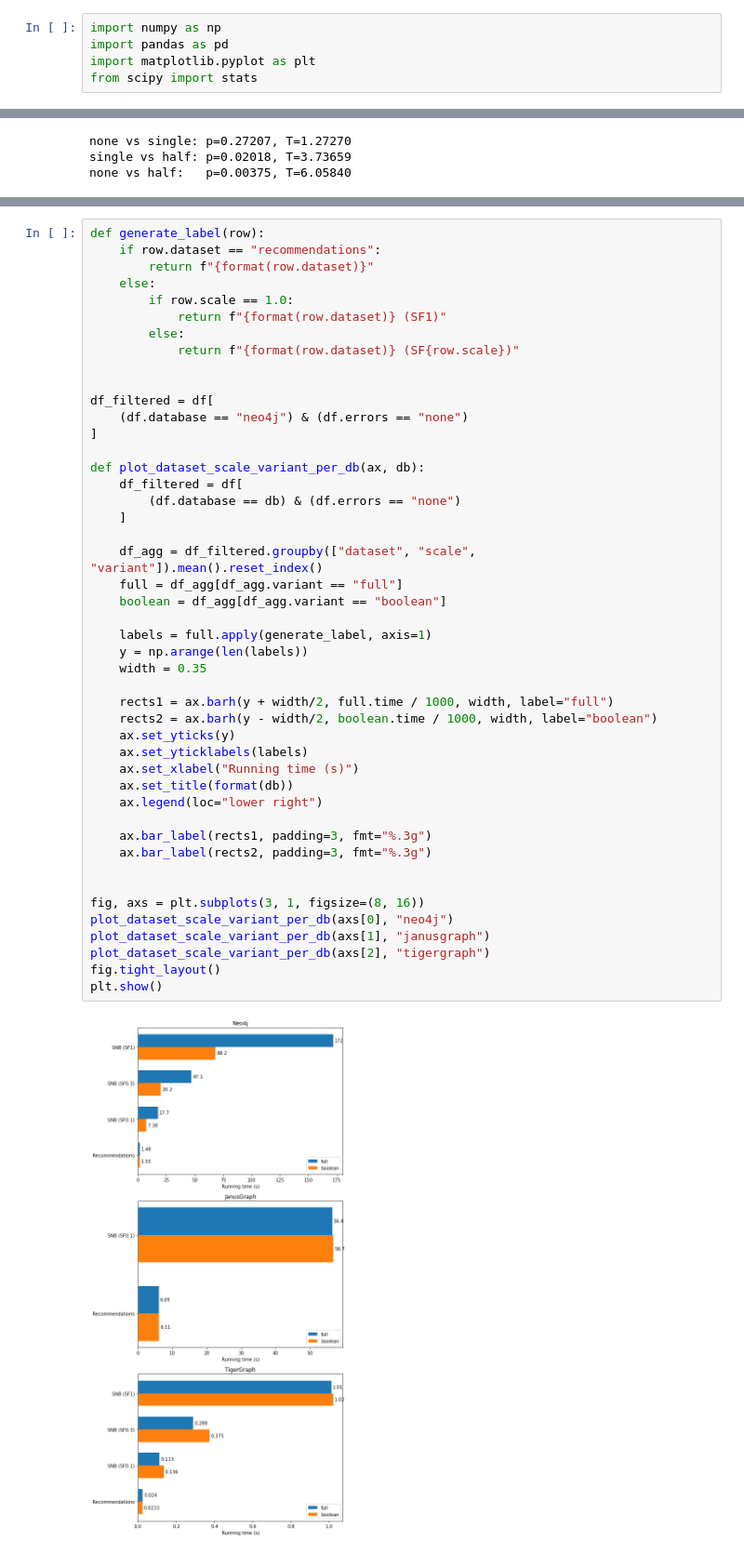
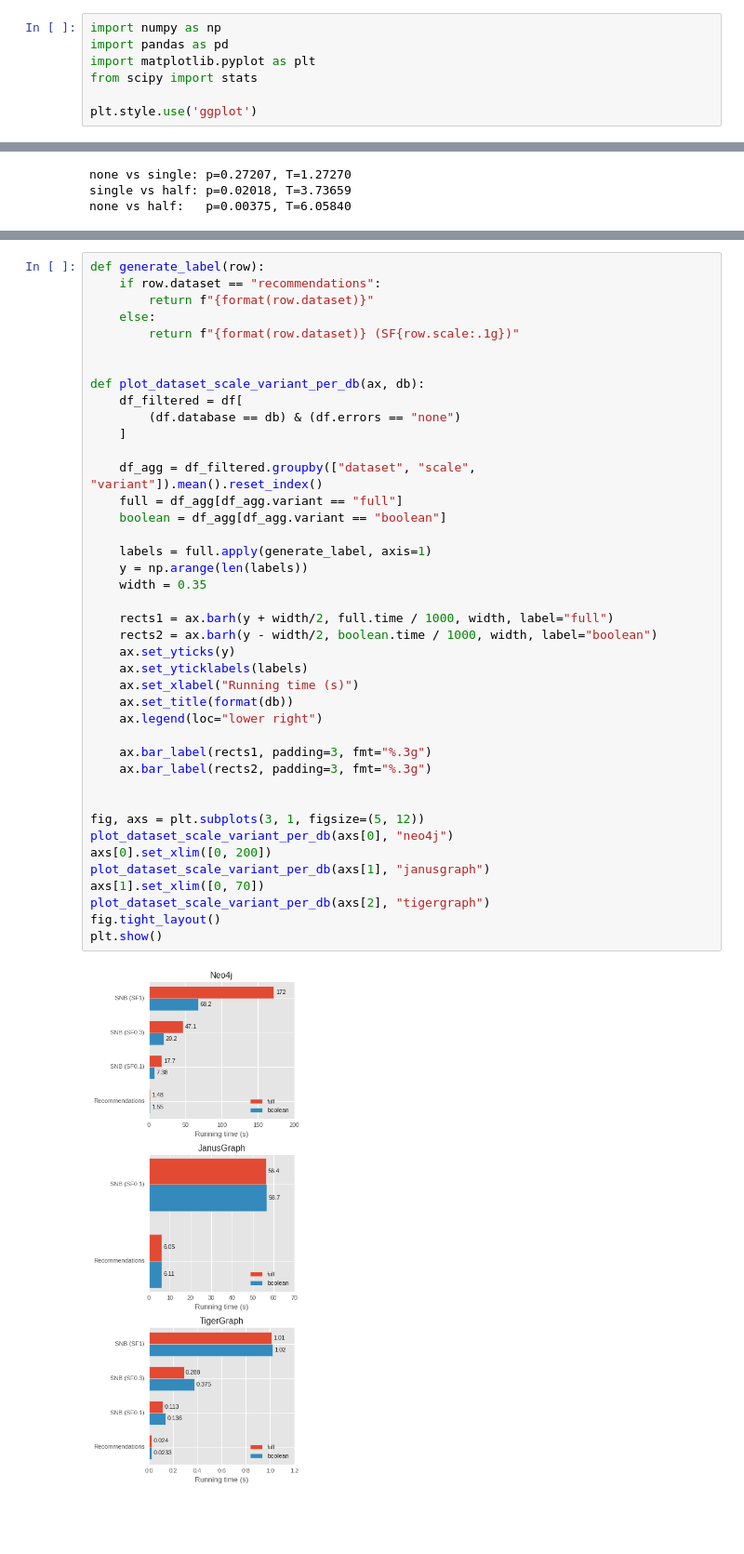
Before and after one commit to nimobeeren/thesis, a Jupyter notebook: analysis/analysis.ipynb, the cells around one changed output, grey strips where cells are left out. Shown at 93% size. Drawn from its saved outputs; the diff is of its cells as text; blank space fills up the shorter version.

```diff
--- a/analysis/analysis.ipynb
+++ b/analysis/analysis.ipynb
@@ -3,6 +3,8 @@ import numpy as np
 import pandas as pd
 import matplotlib.pyplot as plt
 from scipy import stats
+
+plt.style.use('ggplot')
 # %%
 from pandas.api.types import CategoricalDtype
 
@@ -123,46 +127,41 @@ def generate_label(row):
     if row.dataset == "recommendations":
         return f"{format(row.dataset)}"
     else:
-        if row.scale == 1.0:
-            return f"{format(row.dataset)} (SF1)"
-        else:
-            return f"{format(row.dataset)} (SF{row.scale})"
+        return f"{format(row.dataset)} (SF{row.scale:.1g})"
 
-
-df_filtered = df[
-    (df.database == "neo4j") & (df.errors == "none")
-]
 
 def plot_dataset_scale_variant_per_db(ax, db):
     df_filtered = df[
         (df.database == db) & (df.errors == "none")
     ]
 
     df_agg = df_filtered.groupby(["dataset", "scale", "variant"]).mean().reset_index()
     full = df_agg[df_agg.variant == "full"]
     boolean = df_agg[df_agg.variant == "boolean"]
 
     labels = full.apply(generate_label, axis=1)
     y = np.arange(len(labels))
     width = 0.35
 
     rects1 = ax.barh(y + width/2, full.time / 1000, width, label="full")
     rects2 = ax.barh(y - width/2, boolean.time / 1000, width, label="boolean")
     ax.set_yticks(y)
     ax.set_yticklabels(labels)
     ax.set_xlabel("Running time (s)")
     ax.set_title(format(db))
     ax.legend(loc="lower right")
 
     ax.bar_label(rects1, padding=3, fmt="%.3g")
     ax.bar_label(rects2, padding=3, fmt="%.3g")
 
 
-fig, axs = plt.subplots(3, 1, figsize=(8, 16))
+fig, axs = plt.subplots(3, 1, figsize=(5, 12))
 plot_dataset_scale_variant_per_db(axs[0], "neo4j")
+axs[0].set_xlim([0, 200])
 plot_dataset_scale_variant_per_db(axs[1], "janusgraph")
+axs[1].set_xlim([0, 70])
 plot_dataset_scale_variant_per_db(axs[2], "tigergraph")
 fig.tight_layout()
 plt.show()
 # %% [output]
-[figure, old version]
+[figure, new version]
```
Also changed, not shown: parts of 2 cells of this notebook.
